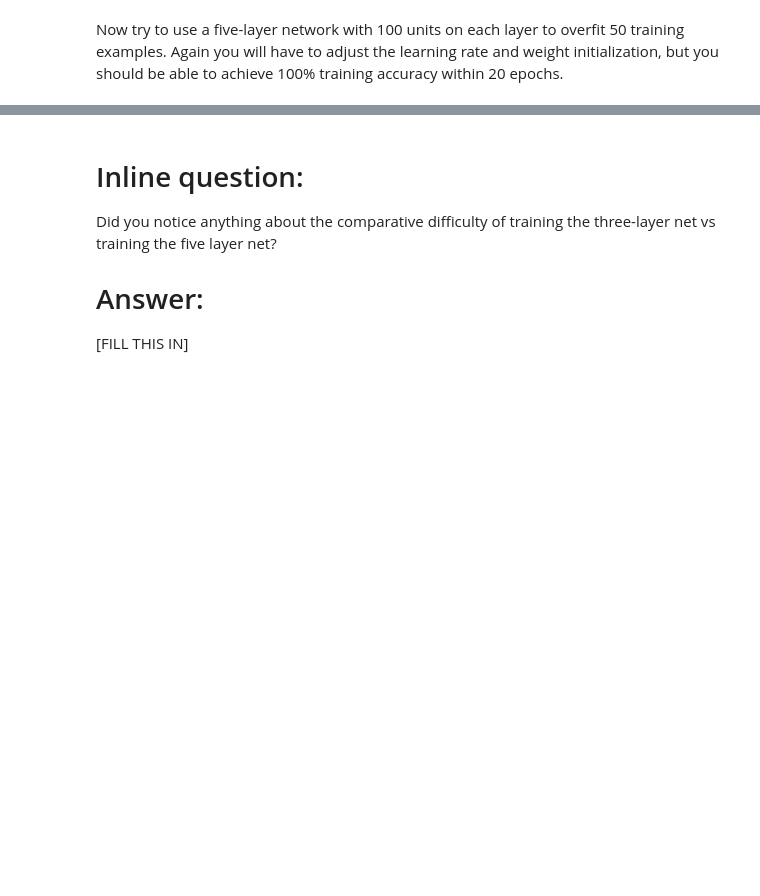
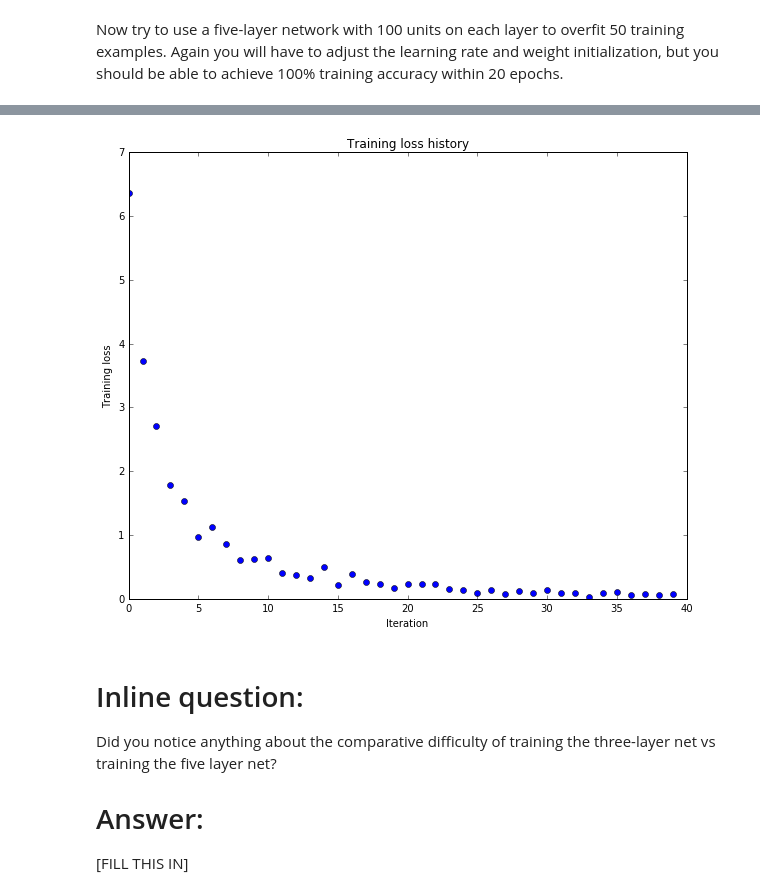
Before and after one commit to Frank1993/cs231n, a Jupyter notebook: Assignments/assignment2/FullyConnectedNets.ipynb, the cells around one changed output, grey strips where cells are left out. Cells and saved outputs as stored; diff of their text form; code cells hidden in the pictures; blank space fills up the shorter version.

```diff
--- a/Assignments/assignment2/FullyConnectedNets.ipynb
+++ b/Assignments/assignment2/FullyConnectedNets.ipynb
@@ -434,8 +474,8 @@ small_data = {
   'y_val': data['y_val'],
 }
 
-learning_rate = 1e-3
-weight_scale = 1e-5
+learning_rate = 5e-3
+weight_scale = 5e-2
 model = FullyConnectedNet([100, 100, 100, 100],
                 weight_scale=weight_scale, dtype=np.float64)
 solver = Solver(model, small_data,
@@ -452,3 +492,4 @@ plt.title('Training loss history')
 plt.xlabel('Iteration')
 plt.ylabel('Training loss')
 plt.show()
+# %% [output]
@@ -455,3 +513,4 @@ plt.show()
+[figure, added]
 # %% [markdown]
 # Inline question:
 Did you notice anything about the comparative difficulty of training the three-layer net vs training the five layer net?
```
Also changed, not shown: parts of 18 cells of this notebook, 2 other files.
